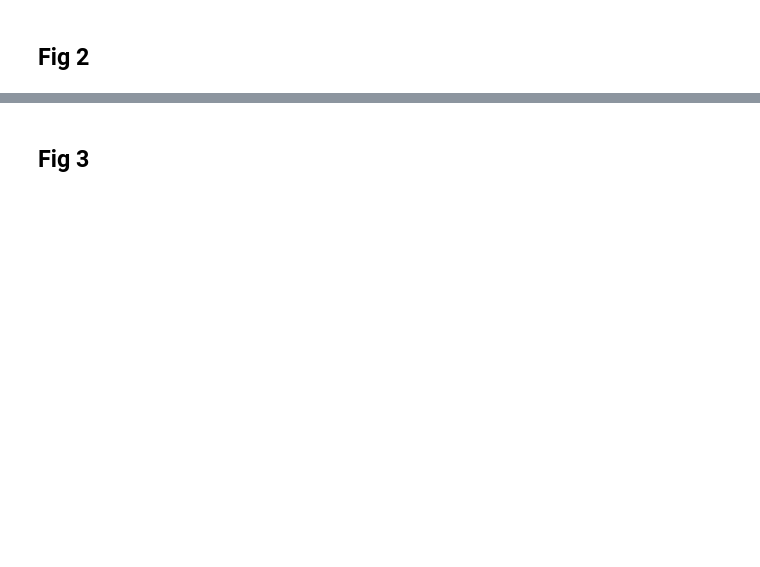
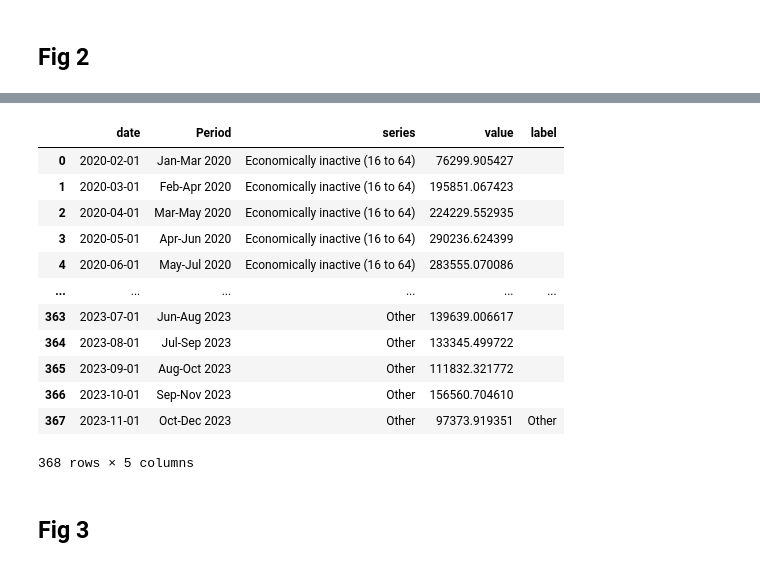
Before and after one commit to jhellingsdata/RADataHub, a Jupyter notebook: Article Charts/niesr_trackers/niser_trackers.ipynb, the cells around one changed output, grey strips where cells are left out. Saved outputs shown, nothing was run; the diff lists cells and outputs as text; code cells hidden in the pictures; blank space fills up the shorter version.

```diff
--- a/Article Charts/niesr_trackers/niser_trackers.ipynb
+++ b/Article Charts/niesr_trackers/niser_trackers.ipynb
@@ -70,9 +70,19 @@ def period_midpoint(x):
     date = f"{year}-{mid_month_index + 1:02d}-01"
     return pd.to_datetime(date)
 
+def date(x):
+    """
+    e.g. "Jan-Mar 2020" -> "2020-01-01"
+    """
+    year = x.split(" ")[1]
+    period_start_month = x.split(" ")[0].split("-")[0]
+
+    date = f"{year}-{period_start_month}-01"
+    return pd.to_datetime(date)
 
 
-df['date'] = df['Period'].apply(period_midpoint)
+
+df['date'] = df['Period'].apply(date)
 
 df = df.melt(id_vars=["date", "Period"], var_name="series", value_name="value")
 
@@ -80,7 +90,7 @@ df['label'] = np.where(df['Period'] == "Oct-Dec 2023", df.series, "")
 
 
 base = alt.Chart(df).encode(
-    x=alt.X("Period:T",
+    x=alt.X("date:T",
             # remove space between bars
             axis=alt.Axis(labelAngle=0, labelPadding=0, tickCount=10, title="", format="%b %Y")
 
@@ -116,7 +126,7 @@ line = base.transform_filter(" datum.series ==  'Economically inactive (16 to 64
     color=alt.value("black"),
 )
 
-line_label = base.transform_filter(" datum.series ==  'Economically inactive (16 to 64)'").mark_text(align='left', dx=3).encode(
+line_label = base.transform_filter(" datum.series ==  'Economically inactive (16 to 64)'").mark_text(align='left', dx=22, dy=25).encode(
     text=alt.Text("label:N"),
     color=alt.value("black"),
 )
@@ -131,7 +141,7 @@ labels = base.transform_filter(" datum.series !=  'Economically inactive (16 to
                                         'Discouraged workers': 10,\
                                     }[datum.series] \
                                     "),
-                         baseline='middle', dx=3).encode(
+                         baseline='middle', dx=22).encode(
     text=alt.Text('label:N'),
 )
 
@@ -153,3 +177,19 @@ chart
+# %%
+df
+# %% [output]
+|  | date | Period | series | value | label |
+| 0 | 2020-02-01 | Jan-Mar 2020 | Economically inactive (16 to 64) | 76299.905427 |  |
+| 1 | 2020-03-01 | Feb-Apr 2020 | Economically inactive (16 to 64) | 195851.067423 |  |
+| 2 | 2020-04-01 | Mar-May 2020 | Economically inactive (16 to 64) | 224229.552935 |  |
+| 3 | 2020-05-01 | Apr-Jun 2020 | Economically inactive (16 to 64) | 290236.624399 |  |
+| 4 | 2020-06-01 | May-Jul 2020 | Economically inactive (16 to 64) | 283555.070086 |  |
+| ... | ... | ... | ... | ... | ... |
+| 363 | 2023-07-01 | Jun-Aug 2023 | Other | 139639.006617 |  |
+| 364 | 2023-08-01 | Jul-Sep 2023 | Other | 133345.499722 |  |
+| 365 | 2023-09-01 | Aug-Oct 2023 | Other | 111832.321772 |  |
+| 366 | 2023-10-01 | Sep-Nov 2023 | Other | 156560.704610 |  |
+| 367 | 2023-11-01 | Oct-Dec 2023 | Other | 97373.919351 | Other |
+368 rows × 5 columns
 # %% [markdown]
 ## Fig 3
 # %%
```
Also changed, not shown: parts of 2 cells of this notebook, 42 other files.
